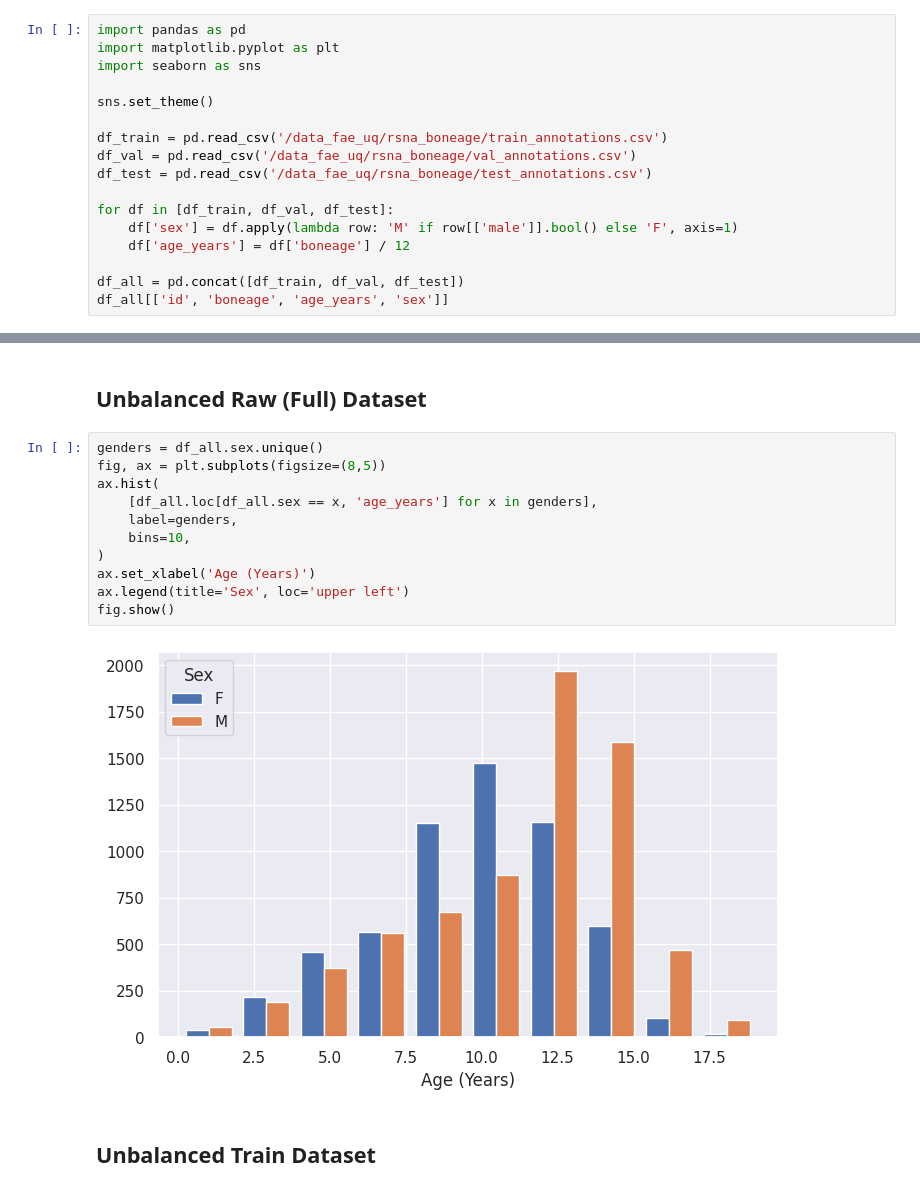
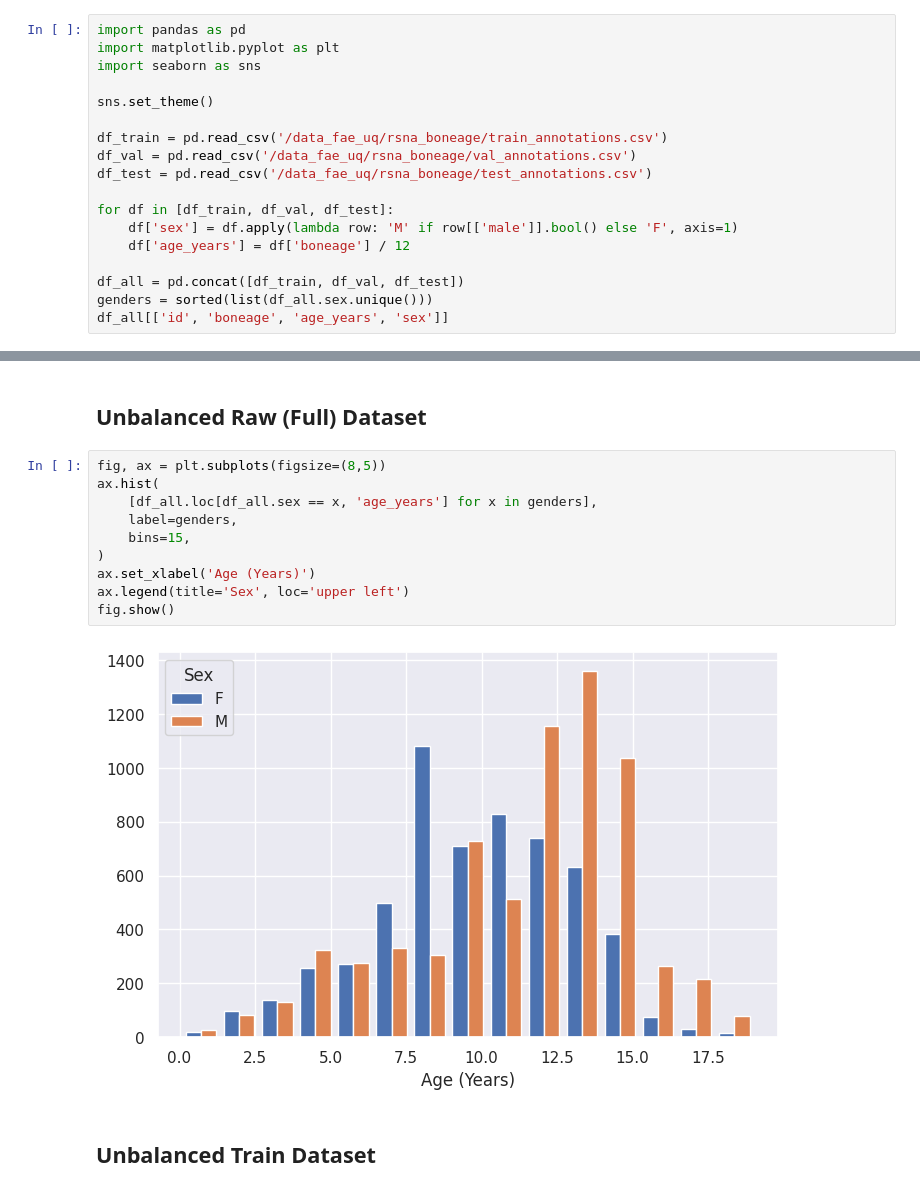
Before and after one commit to marvinweber/uncertainty-fae, a Jupyter notebook: notebooks/rsna_boneage/dataset_balancing.ipynb, the cells around one changed output, grey strips where cells are left out. Cells and saved outputs as stored; diff of their text form.

```diff
--- a/notebooks/rsna_boneage/dataset_balancing.ipynb
+++ b/notebooks/rsna_boneage/dataset_balancing.ipynb
@@ -14,6 +14,7 @@ for df in [df_train, df_val, df_test]:
     df['age_years'] = df['boneage'] / 12
 
 df_all = pd.concat([df_train, df_val, df_test])
+genders = sorted(list(df_all.sex.unique()))
 df_all[['id', 'boneage', 'age_years', 'sex']]
 # %% [output]
 |  | id | boneage | age_years | sex |
@@ -32,18 +33,17 @@ df_all[['id', 'boneage', 'age_years', 'sex']]
 # %% [markdown]
 ## Unbalanced Raw (Full) Dataset
 # %%
-genders = df_all.sex.unique()
 fig, ax = plt.subplots(figsize=(8,5))
 ax.hist(
     [df_all.loc[df_all.sex == x, 'age_years'] for x in genders],
     label=genders,
-    bins=10,
+    bins=15,
 )
 ax.set_xlabel('Age (Years)')
 ax.legend(title='Sex', loc='upper left')
 fig.show()
 # %% [output]
-[figure, old version]
+[figure, new version]
 # %% [markdown]
 ## Unbalanced Train Dataset
 # %%
```
Also changed, not shown: parts of 2 cells of this notebook, 1 other file.
